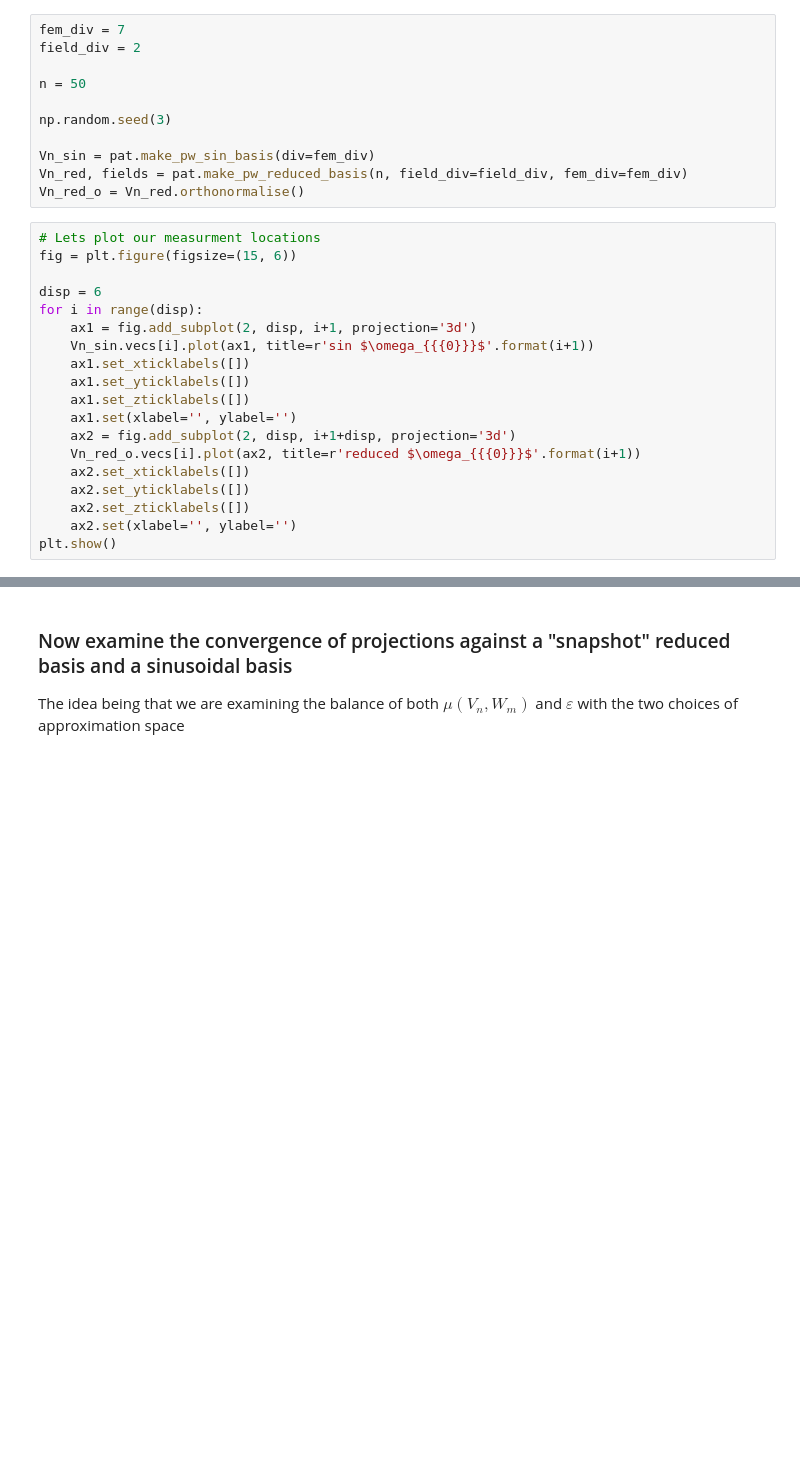
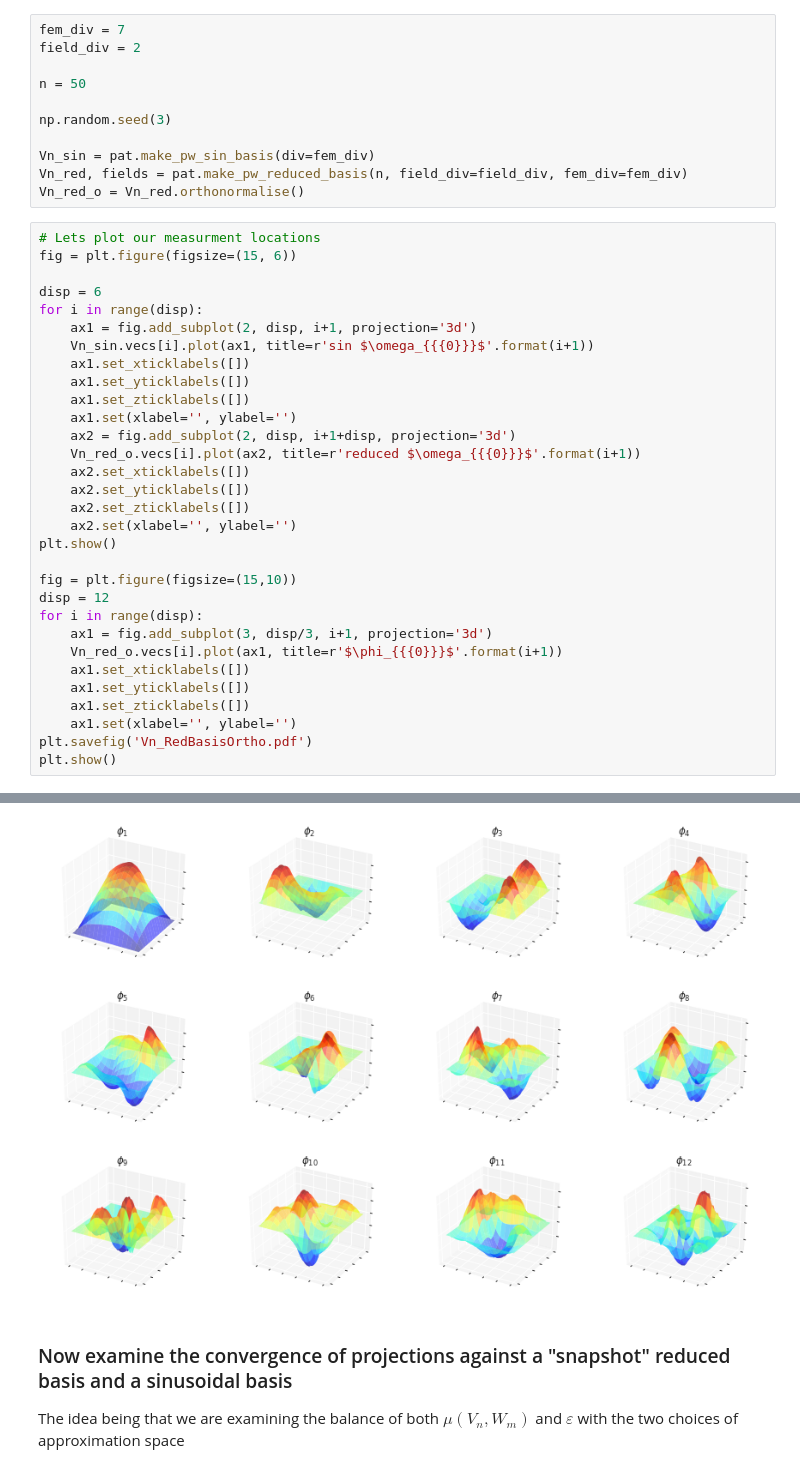
Before and after one commit to james-nichols/pyApproxTools, a Jupyter notebook: notebooks/omp/06_omp_red_vs_sin.ipynb, the cells around one changed output, grey strips where cells are left out. Drawn from its saved outputs; the diff is of its cells as text; blank space fills up the shorter version.

```diff
--- a/notebooks/omp/06_omp_red_vs_sin.ipynb
+++ b/notebooks/omp/06_omp_red_vs_sin.ipynb
@@ -44,24 +44,37 @@ Vn_red_o = Vn_red.orthonormalise()
 # %%
 # Lets plot our measurment locations
 fig = plt.figure(figsize=(15, 6))
 
 disp = 6
 for i in range(disp):
     ax1 = fig.add_subplot(2, disp, i+1, projection='3d')
     Vn_sin.vecs[i].plot(ax1, title=r'sin $\omega_{{{0}}}$'.format(i+1))
     ax1.set_xticklabels([])
     ax1.set_yticklabels([])
     ax1.set_zticklabels([])
     ax1.set(xlabel='', ylabel='')
     ax2 = fig.add_subplot(2, disp, i+1+disp, projection='3d')
     Vn_red_o.vecs[i].plot(ax2, title=r'reduced $\omega_{{{0}}}$'.format(i+1))
     ax2.set_xticklabels([])
     ax2.set_yticklabels([])
     ax2.set_zticklabels([])
     ax2.set(xlabel='', ylabel='')
 plt.show()
+
+fig = plt.figure(figsize=(15,10))
+disp = 12
+for i in range(disp):
+    ax1 = fig.add_subplot(3, disp/3, i+1, projection='3d')
+    Vn_red_o.vecs[i].plot(ax1, title=r'$\phi_{{{0}}}$'.format(i+1))
+    ax1.set_xticklabels([])
+    ax1.set_yticklabels([])
+    ax1.set_zticklabels([])
+    ax1.set(xlabel='', ylabel='')
+plt.savefig('Vn_RedBasisOrtho.pdf')
+plt.show()
 # %% [output]
 [figure]
+[figure, added]
 # %% [markdown]
 ### Now examine the convergence of projections against a "snapshot" reduced basis and a sinusoidal basis
 
```
Also changed, not shown: 1 other file.
